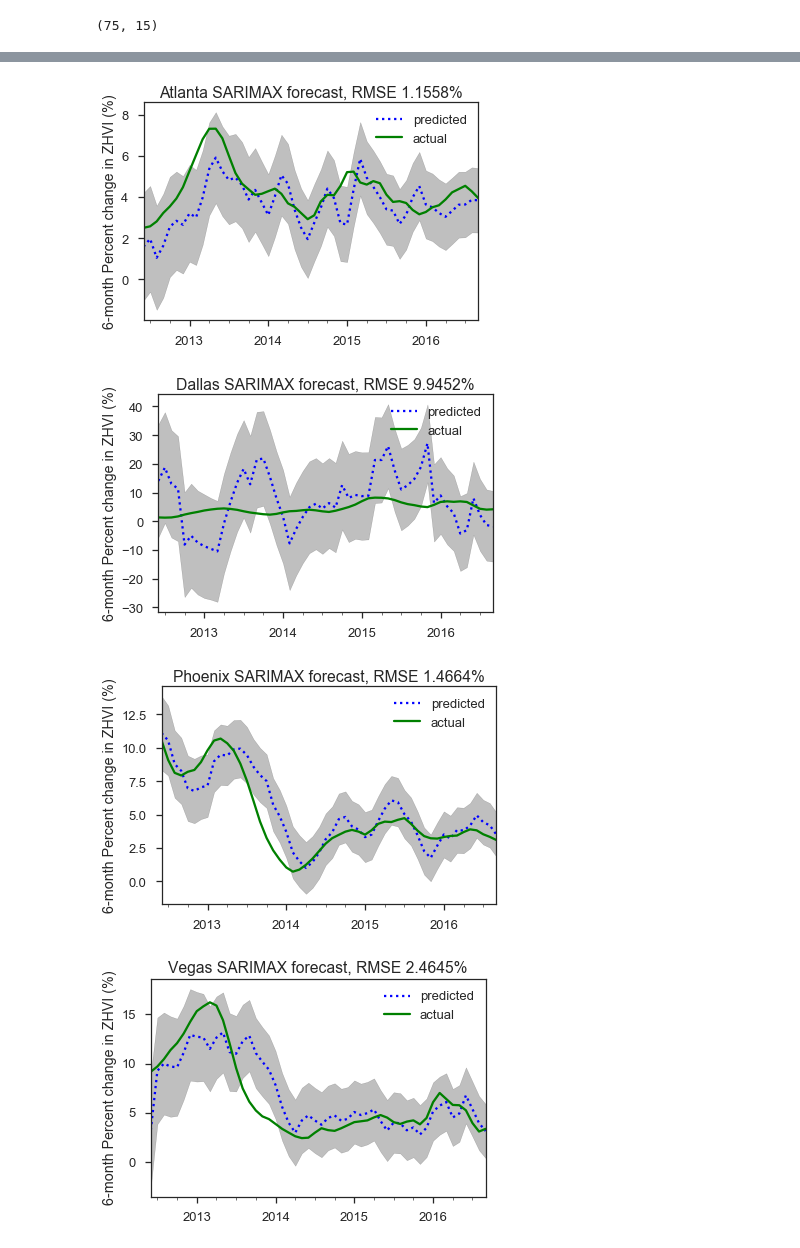
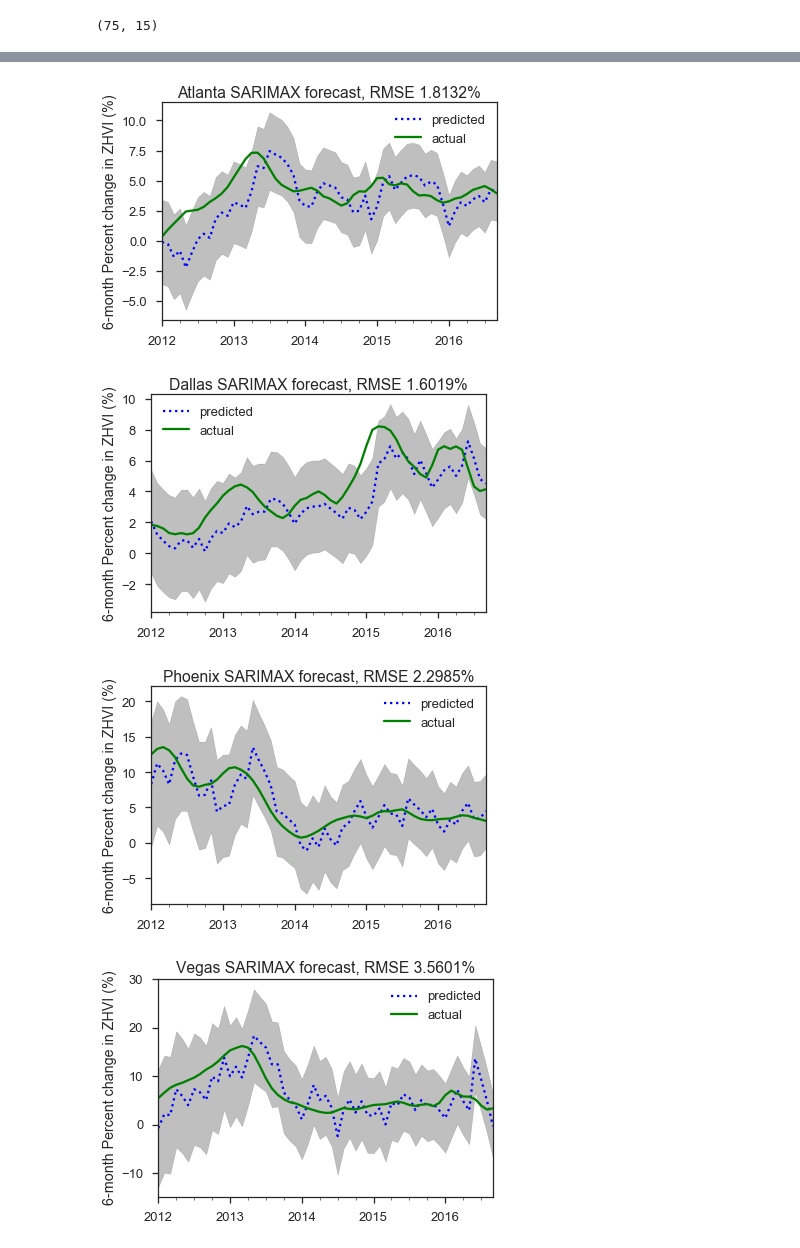
Before and after one commit to kkwteh/cdips_hpi_forecast, a Jupyter notebook: SARIMAX_testing.ipynb, the cells around one changed output, grey strips where cells are left out. Cells and saved outputs as stored; diff of their text form; code cells hidden in the pictures.

```diff
--- a/SARIMAX_testing.ipynb
+++ b/SARIMAX_testing.ipynb
@@ -96,5 +249,5 @@ exogVars.head()
 # %%
-startDate = '2011-01'
+startDate = None
 endDate = '2017-03'
 
 exogVars = None
@@ -104,23 +257,26 @@ for city in cityList: #['Atlanta']:
     ts = df.loc[metroString[city],startDate:endDate]
     y = ts
 
-    ## Exogenous Variables
-    # Compile exogenous variables for that city
-    metroData = metroMonthly[city].loc[ts.index[0]:ts.index[-1],:]
-    metroData = metroData.dropna(axis=1, how='any')
-    natlData  = nationalMonthly.loc[ts.index[0]:ts.index[-1],:]
-    natlData  = natlData.dropna(axis=1, how='any')
-    exogVars  = metroData.join(natlData)
-#     exogVars  = exogVars[['stateInitialUnemplClaims','stateContinuedUnemplClaims']]
-#     exogVars  = exogVars.drop(['stateInitialUnemplClaims','stateContinuedUnemplClaims'], axis=1)
-    exogVars  = exogVars / exogVars.mean(axis=0) # Scale to unit in order to avoid bad conditioning
+#     exogVars = df.drop(metroString[city]).loc[:,startDate:endDate].dropna(how='any').T
+#     exogVars = y
+
+#     ## Exogenous Variables
+#     # Compile exogenous variables for that city
+#     metroData = metroMonthly[city].loc[ts.index[0]:ts.index[-1],:]
+#     metroData = metroData.dropna(axis=1, how='any')
+#     natlData  = nationalMonthly.loc[ts.index[0]:ts.index[-1],:]
+#     natlData  = natlData.dropna(axis=1, how='any')
+#     exogVars  = metroData.join(natlData)
+# #     exogVars  = exogVars[['stateInitialUnemplClaims','stateContinuedUnemplClaims']]
+# #     exogVars  = exogVars.drop(['stateInitialUnemplClaims','stateContinuedUnemplClaims'], axis=1)
 
     if exogVars is not None:
+        exogVars  = exogVars / exogVars.mean(axis=0) # Scale to unit in order to avoid bad conditioning
         scaleBy = ts.mean()
 
     ## Data prep
     y = y / scaleBy
-    trainUntil    = '2012-05'
+    trainUntil    = '2011-12'
     trainEndIndex = y.index.get_loc(trainUntil).stop
     trainingEnds  = y.index[trainEndIndex]
     testingStarts = y.index[trainEndIndex + shiftMonths - 1]
@@ -128,35 +284,35 @@ for city in cityList: #['Atlanta']:
     testDateList  = y.loc[testingStarts:,].index
 
     results = pd.DataFrame(index=trainDateList, columns=['lower','predicted','upper'])
 
-    model=smt.SARIMAX(y, order=(12, 2, 12), exog=exogVars, enforce_invertibility=False, enforce_stationarity=False)
+    model=smt.SARIMAX(y, order=(36, 2, 1), exog=exogVars, enforce_invertibility=False, enforce_stationarity=False)
     res=model.fit()
 
 
     for i in range(len(testDateList)):
         testDate = testDateList[i]
         myForecast = res.get_prediction(start=trainDateList[i],dynamic=True)  # This will run rolling predictions based on the fitted model
 
         # We want to pull the mean prediction and confidence interval data for the forecast prices n-months into the future
         results.loc[testDate,['lower','upper']] = myForecast.conf_int().loc[testDate,:].values * scaleBy # This is the forecast for the future date
         results.loc[testDate,'predicted'] = myForecast.predicted_mean.loc[testDate] * scaleBy
 
     scaledResults = results.shift(-shiftMonths,axis=0).divide(ts,axis=0) - 1
     scaledResults = scaledResults * 100
     scaledResults.dropna(inplace=True)
 
     # Create the ground-truth against which we're comparing this
     actual = ts.pct_change(periods=shiftMonths).shift(-shiftMonths).dropna() * 100
     actual.name = 'actual'
     scaledResults = scaledResults.join(actual,how='inner').dropna()
 
     ## Plot results
     ax = scaledResults[['predicted','actual']].plot(style=['b:','g-'])
     ax.set_ylabel('6-month Percent change in ZHVI (%)')
     plt.title('%s SARIMAX forecast, RMSE %.4f%%'%(city,getRMSE(scaledResults['predicted'],scaledResults['actual'])))
     ax.fill_between(scaledResults.index, list(scaledResults['lower'].values), list(scaledResults['upper'].values),color='k',alpha=0.25)
 # %% [output]
-[figure, old version]
+[figure, new version]
-[figure, old version]
+[figure, new version]
-[figure, old version]
+[figure, new version]
-[figure, old version]
+[figure, new version]
```
Also changed, not shown: parts of 18 cells of this notebook, 1 other file.
